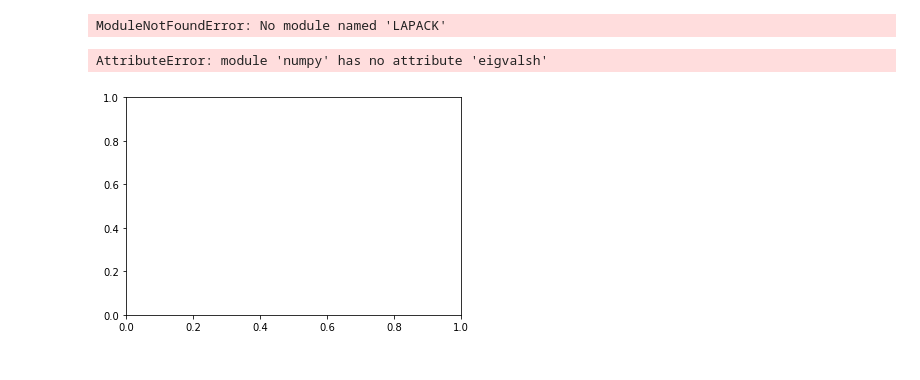
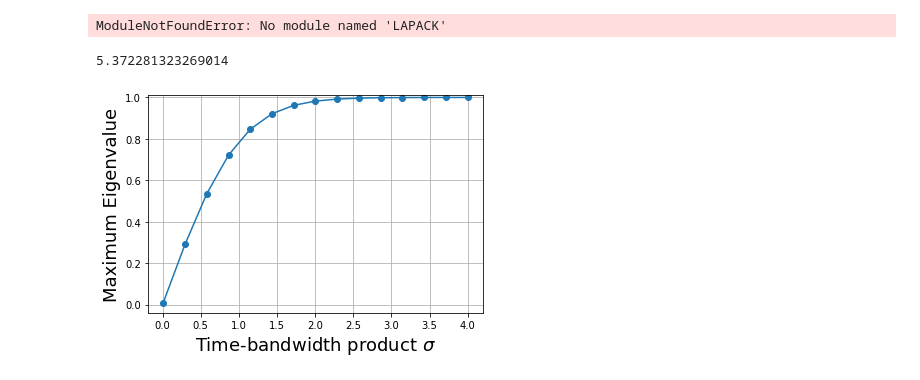
Before and after one commit to hazemMondy/signal-processing, a Jupyter notebook: ch1.ipynb, the cells around one changed output. Drawn from its saved outputs; the diff is of its cells as text; code cells hidden in the pictures.

```diff
--- a/ch1.ipynb
+++ b/ch1.ipynb
@@ -3,6 +3,11 @@ from __future__ import division
 # %%
 import matplotlib.pyplot as plt
 import numpy as np
+# %%
+arange = np.arange
+pi = np.pi
+sin = np.sin
+cos = np.cos
 # %%
 fig,ax = plt.subplots()
 pi = 3.14
@@ -149,27 +154,44 @@ Text(3.1, 0.5, '... and going...')
 from LAPACK import eigvlash
 # %% [output]
 ModuleNotFoundError: No module named 'LAPACK'
+# %%
+# compute max eigenvalue
+import numpy as np
+from scipy.linalg import eigvalsh,eigvals,eigh,eig
+from scipy import sign
+
+import matplotlib.pyplot as plt
+def max_eig(A):
+    """Compute the maximum eigenvalue of a matrix"""
+    return np.max(np.linalg.eigvals(A))
+    # return np.max(np.abs(eigvlash(A)))
+
+A = np.array([[1,2],[3,4]])
+print(max_eig(A))
+# %% [output]
+5.372281323269014
 # %%
 def kernel(x,sigma=1):
     'convenient function to compute kernel of eigenvalue problem'
     x = np.asanyarray(x) # ensure x is array
     y = pi * np.where(x == 0,1.0e-20, x)# avoid divide by zero
-    return np.sin(sigma / 2 * y) / y
+    return sin(sigma / 2 * y) / y
 
 nstep = 100 # quick and dirty integral quantization
 t = np.linspace(-1,1,nstep) # quantization of time
 dt = np.diff(t)[0] # differential step size
 
 def eigv(sigma):
-    return np.eigvalsh(kernel(t - t[:,None],sigma)).max() # compute max eigenvalue
+    return np.linalg.eigvals(kernel(t - t[:,None],sigma)).max()
+    # (kernel(t - t[:,None],sigma)).max()
+    # return np.eigvalsh(kernel(t - t[:,None],sigma)).max() # compute max eigenvalue
 
 sigma = np.linspace(0.01,4,15) # range of time-bandwidth products to consider
 fig,ax = plt.subplots()
-ax.plot(sigma, dt * np.array([eigv(i) for i in sigma]),' - o')
+ax.plot(sigma, dt * np.array([eigv(i) for i in sigma]),'-o')
 ax.set_xlabel('Time-bandwidth product $\sigma$',fontsize = 18)
 ax.set_ylabel('Maximum Eigenvalue',fontsize=18)
 ax.axis(ymax=1.01)
 ax.grid()
 # %% [output]
-AttributeError: module 'numpy' has no attribute 'eigvalsh'
-[figure, old version]
+[figure, new version]
```
Also changed, not shown: parts of 3 cells of this notebook.
